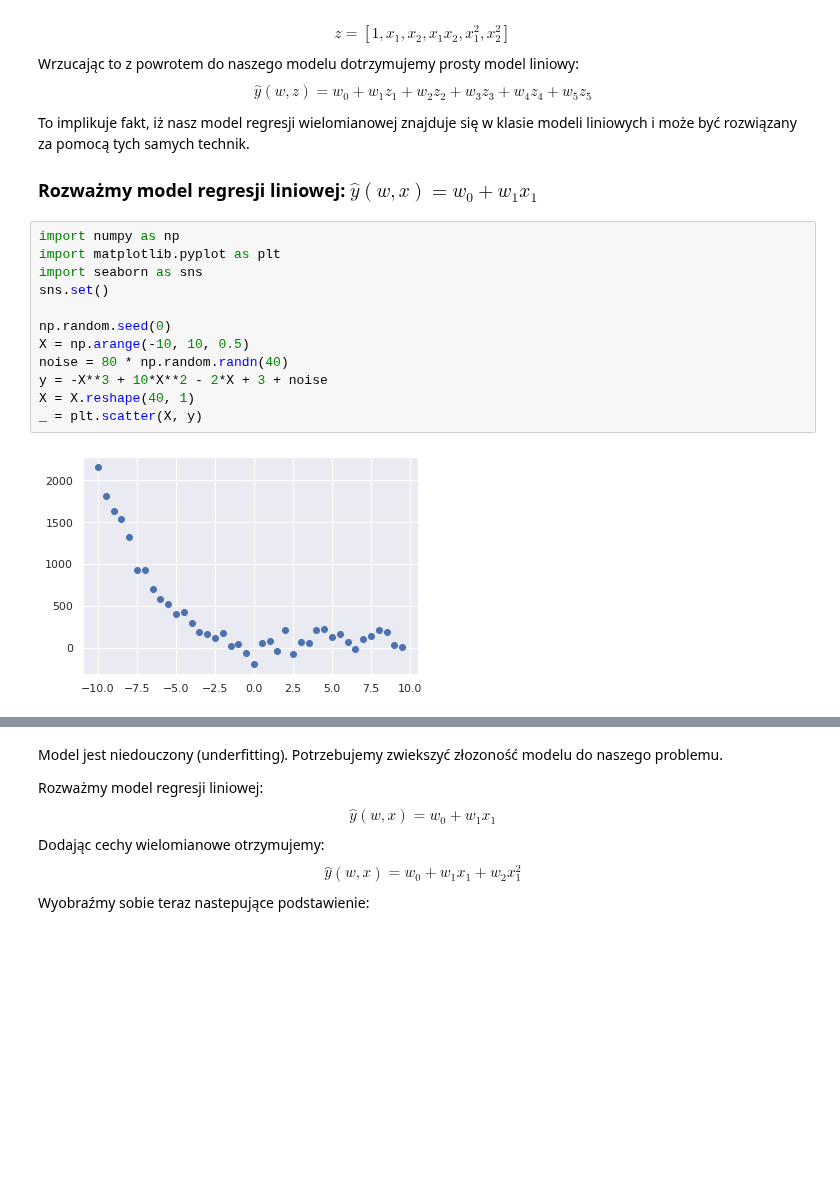
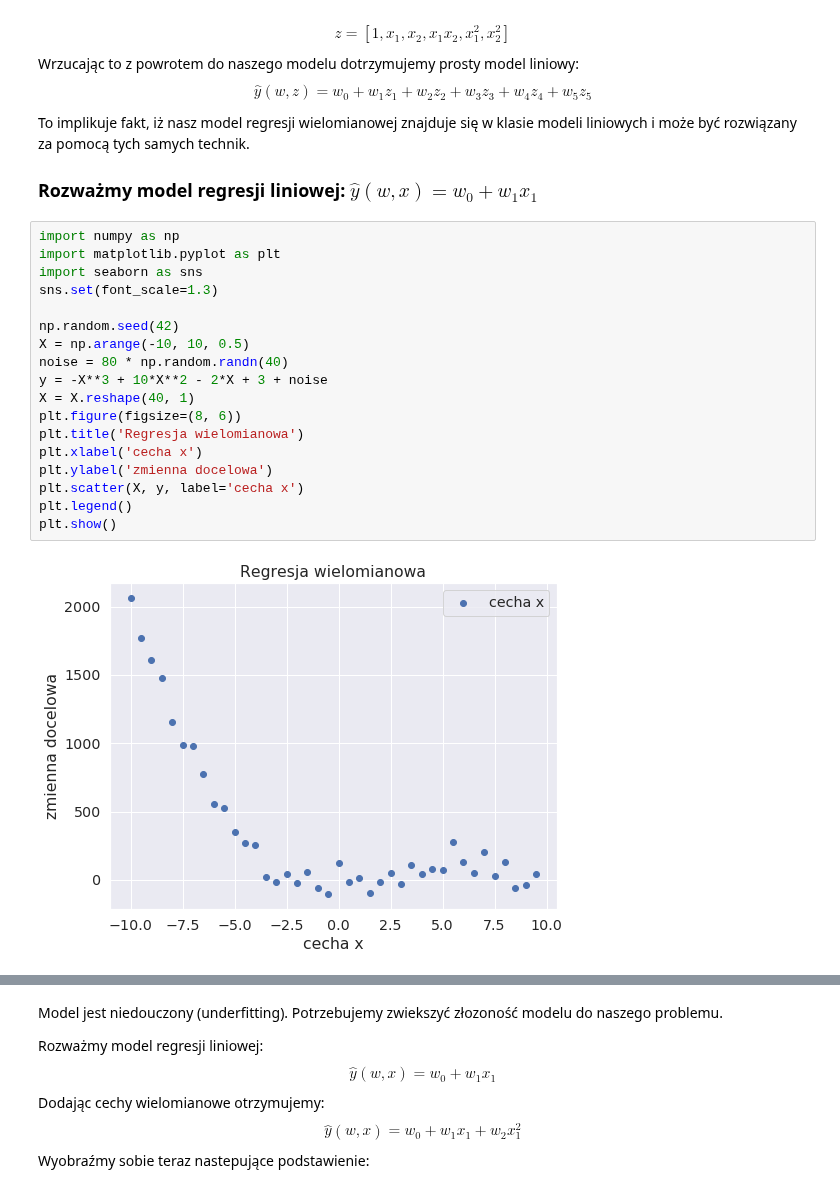
Before and after one commit to krakowiakpawel9/ml_course, a Jupyter notebook: cont/04_poly_regression.ipynb, the cells around one changed output, grey strips where cells are left out. Drawn from its saved outputs; the diff is of its cells as text; blank space fills up the shorter version.

```diff
--- a/cont/04_poly_regression.ipynb
+++ b/cont/04_poly_regression.ipynb
@@ -47,17 +47,23 @@ To implikuje fakt, iż nasz model regresji wielomianowej znajduje się w klasie
 # %%
 import numpy as np
 import matplotlib.pyplot as plt
 import seaborn as sns
-sns.set()
+sns.set(font_scale=1.3)
 
-np.random.seed(0)
+np.random.seed(42)
 X = np.arange(-10, 10, 0.5)
 noise = 80 * np.random.randn(40)
 y = -X**3 + 10*X**2 - 2*X + 3 + noise
 X = X.reshape(40, 1)
-_ = plt.scatter(X, y)
+plt.figure(figsize=(8, 6))
+plt.title('Regresja wielomianowa')
+plt.xlabel('cecha x')
+plt.ylabel('zmienna docelowa')
+plt.scatter(X, y, label='cecha x')
+plt.legend()
+plt.show()
 # %% [output]
-[figure, old version]
+[figure, new version]
 # %%
 from sklearn.linear_model import LinearRegression
 
```
Also changed, not shown: parts of 14 cells of this notebook.
